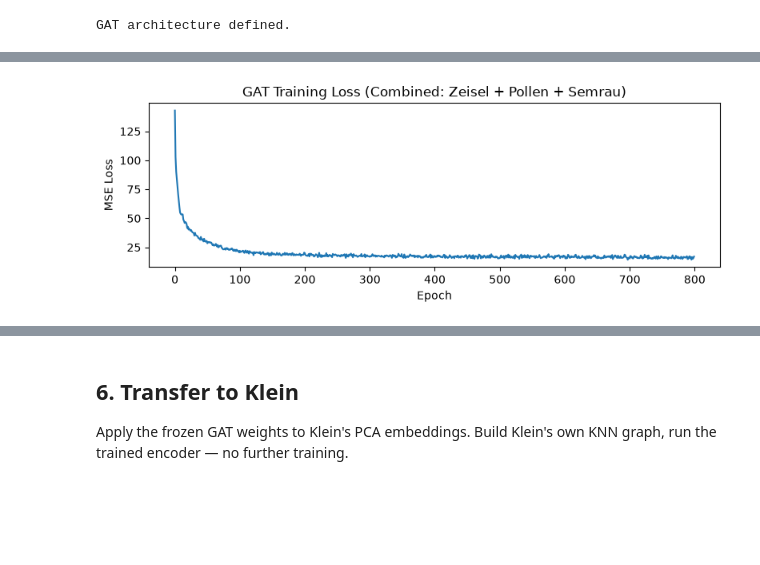
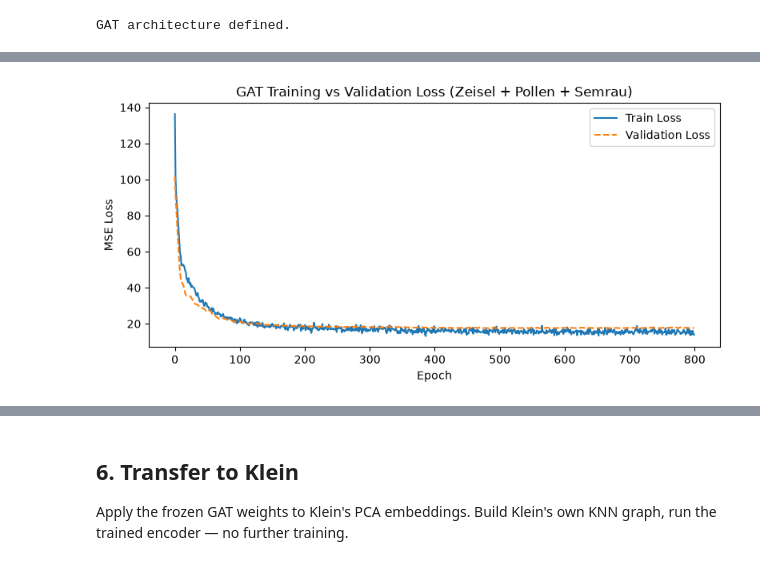
Before and after one commit to HershBud/GAT-gene-clustering, a Jupyter notebook: project-main.ipynb, the cells around one changed output, grey strips where cells are left out. Cells and saved outputs as stored; diff of their text form; code cells hidden in the pictures; blank space fills up the shorter version.

Commit message:
Add files via upload
Added clustering stability test, training now tracks a validation set as well to observe potential over-fitting. Saved some memory usage.

```diff
--- a/project-main.ipynb
+++ b/project-main.ipynb
@@ -469,63 +509,94 @@ GAT architecture defined.
 # %%
 # ============================================================
-# Train GAT on combined training data
+# Train GAT on combined training data with Validation Split (CPU)
 # ============================================================
+
 # Combine training PCA embeddings into one graph
 train_pca_combined = np.vstack([zeisel_pca, pollen_pca, semrau_pca])
-print(f"Combined training embeddings: {train_pca_combined.shape}")
+print(f"Combined embeddings: {train_pca_combined.shape}")
 
 # Build KNN graph on combined training data
 edge_index = build_knn_graph(train_pca_combined, k=15)
-x_train = torch.tensor(np.ascontiguousarray(train_pca_combined), dtype=torch.float32)
-print(f"Training graph: {x_train.shape[0]} nodes, {edge_index.shape[1]} edges")
+x_all = torch.tensor(np.ascontiguousarray(train_pca_combined), dtype=torch.float32)
+print(f"Full graph: {x_all.shape[0]} nodes, {edge_index.shape[1]} edges")
+
+# Create Train/Val Split Indices (80% Train, 20% Val)
+np.random.seed(42) # For reproducibility
+num_nodes = x_all.shape[0]
+indices = np.random.permutation(num_nodes)
+split_point = int(num_nodes * 0.8)
+
+train_idx = torch.tensor(indices[:split_point], dtype=torch.long)
+val_idx = torch.tensor(indices[split_point:], dtype=torch.long)
 
 # Init model
 HIDDEN_DIM = 64
 EMBED_DIM = 32
-EPOCHS = 600
+EPOCHS = 800
 LR = 0.005
 
-model = GATAutoencoder(in_dim=N_PCS, hidden_dim=HIDDEN_DIM, embed_dim=EMBED_DIM, heads=4, dropout_rate = 0.2)
+model = GATAutoencoder(in_dim=N_PCS, hidden_dim=HIDDEN_DIM, embed_dim=EMBED_DIM, heads=4, dropout_rate=0.2)
 optimizer = torch.optim.Adam(model.parameters(), lr=LR, weight_decay=1e-4)
 
-# Track best model parameters
-best_loss = float('inf')
+# Track best model parameters based on VALIDATION loss
+best_val_loss = float('inf')
 best_model_path = "best_gat_model.pth"
 
-# Train
-model.train()
-losses = []
+train_losses = []
+val_losses = []
+
+# Train Loop
 for epoch in range(EPOCHS):
-    optimizer.zero_grad()
-    x_recon, z = model(x_train, edge_index)
-    loss = F.mse_loss(x_recon, x_train)
+    # 1. Training Phase
+    model.train()
+
+    # zero the parameter gradients
+    optimizer.zero_grad(set_to_none=True)
+
+    # Forward pass on the whole graph
+    x_recon, z = model(x_all, edge_index)
+
+    # Calculate loss ONLY on training nodes
+    loss = F.mse_loss(x_recon[train_idx], x_all[train_idx])
     loss.backward()
     optimizer.step()
 
-    current_loss = loss.item()
-    losses.append(current_loss)
+    train_losses.append(loss.item())
 
-    # Save the model if it has the lowest loss seen so far
-    if current_loss < best_loss:
-        best_loss = current_loss
+    # 2. Validation Phase
+    model.eval() # Turn off dropout for validation
+    with torch.no_grad(): # Turn off gradient tracking to save time
+        val_recon, _ = model(x_all, edge_index)
+
+        # Calculate loss ONLY on validation nodes
+        val_loss = F.mse_loss(val_recon[val_idx], x_all[val_idx])
+        current_val_loss = val_loss.item()
+        val_losses.append(current_val_loss)
+
+    # Save the model if validation loss improves
+    if current_val_loss < best_val_loss:
+        best_val_loss = current_val_loss
         torch.save(model.state_dict(), best_model_path)
 
+    # Print progress
     if epoch % 50 == 0 or epoch == EPOCHS - 1:
-        print(f"  Epoch {epoch:3d} | Loss: {current_loss:.4f}")
+        print(f"  Epoch {epoch:3d} | Train Loss: {loss.item():.5f} | Val Loss: {current_val_loss:.5f}")
 
-# Restore the model to the best saved weights
+# Restore the model to the best saved weights (based on validation)
 model.load_state_dict(torch.load(best_model_path))
 model.eval() # Set to evaluation mode for subsequent transfer tasks
 
-# Plot training loss
-plt.figure(figsize=(8, 3))
-plt.plot(losses)
+# Plot training and validation loss
+plt.figure(figsize=(8, 4))
+plt.plot(train_losses, label="Train Loss")
+plt.plot(val_losses, label="Validation Loss", linestyle='--')
 plt.xlabel("Epoch")
 plt.ylabel("MSE Loss")
-plt.title("GAT Training Loss (Combined: Zeisel + Pollen + Semrau)")
+plt.title("GAT Training vs Validation Loss (Zeisel + Pollen + Semrau)")
+plt.legend()
 plt.tight_layout()
 plt.show()
 
 print(f"\nTraining complete. Model has {sum(p.numel() for p in model.parameters()):,} parameters.")
-print(f"Restored model weights from epoch with lowest loss ({best_loss:.4f}).")
+print(f"Restored model weights from epoch with lowest Validation Loss ({best_val_loss:.5f}).")
 # %% [output]
@@ -551,2 +622,2 @@ Training graph: 7663 nodes, 107282 edges
-[figure, old version]
+[figure, new version]
 Training complete. Model has 23,506 parameters.
```
Also changed, not shown: parts of 13 cells of this notebook.
